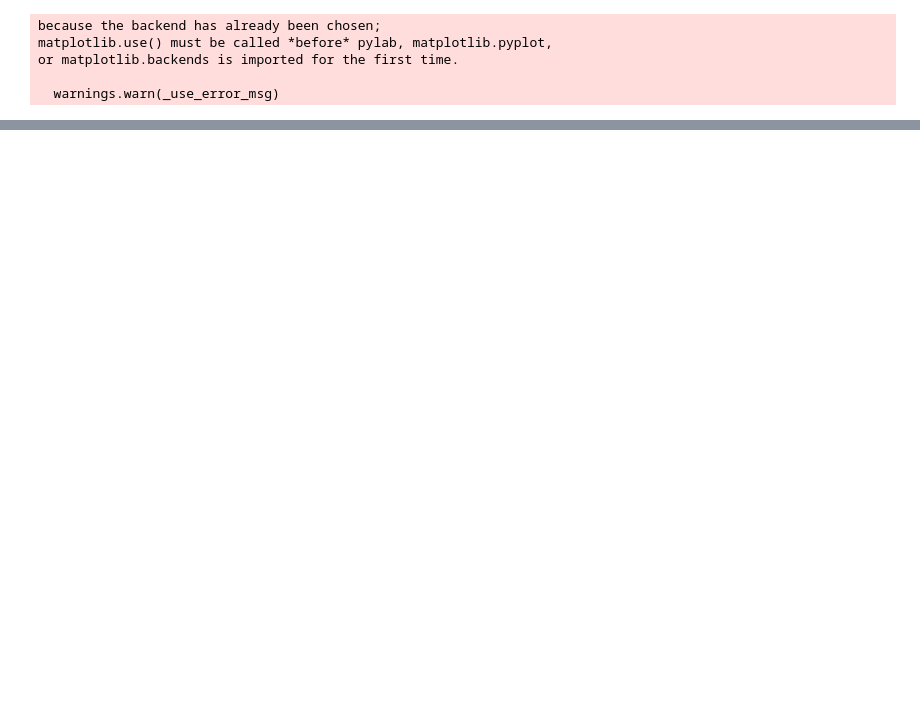
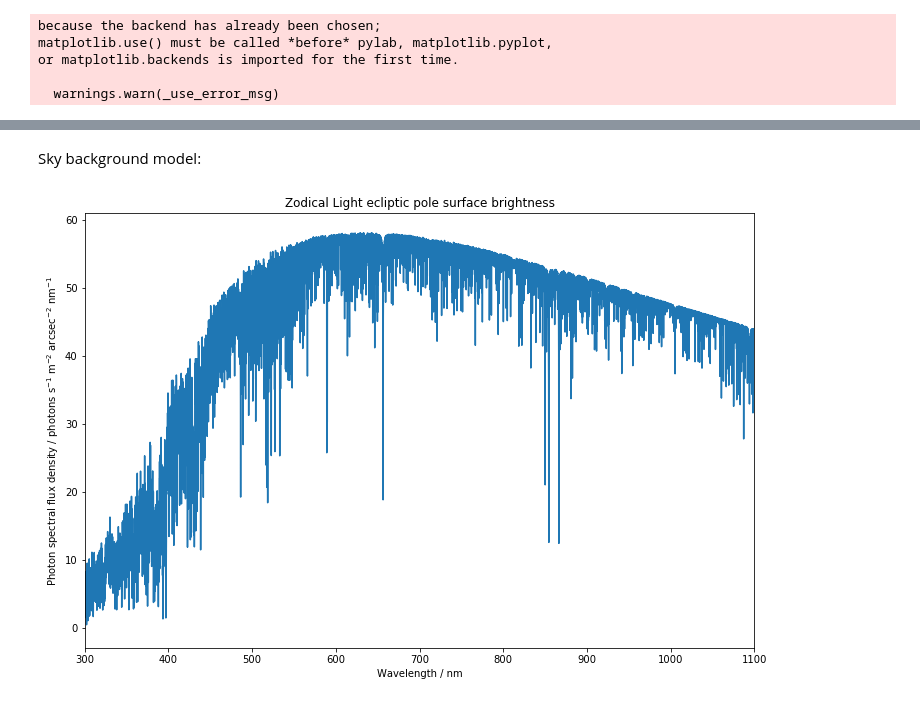
Before and after one commit to AstroHuntsman/gunagala, a Jupyter notebook: examples/Australian Space Eye 2017.ipynb, the cells around one changed output, grey strips where cells are left out. Saved outputs shown, nothing was run; the diff lists cells and outputs as text; code cells hidden in the pictures; blank space fills up the shorter version.

```diff
--- a/examples/Australian Space Eye 2017.ipynb
+++ b/examples/Australian Space Eye 2017.ipynb
@@ -169,0 +93,11 @@ $29.376398 \; \mathrm{mag}$$\mathrm{\left( \mathrm{AB} \right)}$
+# %% [markdown]
+Sky background model:
+# %%
+plt.plot(ase_90mm.sky.waves.to(u.nm), ase_90mm.sky.photon_sfd)
+plt.xlim(300, 1100)
+plt.title('Zodical Light ecliptic pole surface brightness')
+plt.xlabel('Wavelength / nm')
+plt.ylabel('Photon spectral flux density / photons s$^{-1}$ m$^{-2}$ arcsec$^{-2}$ nm$^{-1}$')
+plt.gcf().set_size_inches(12, 8)
+# %% [output]
+[figure, added]
```
Also changed, not shown: parts of 43 cells of this notebook, 3 other files.
